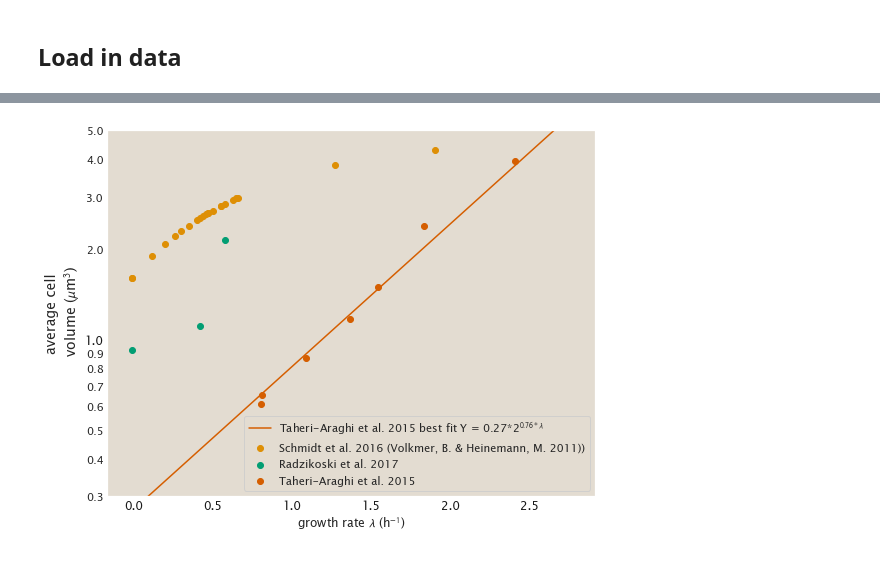
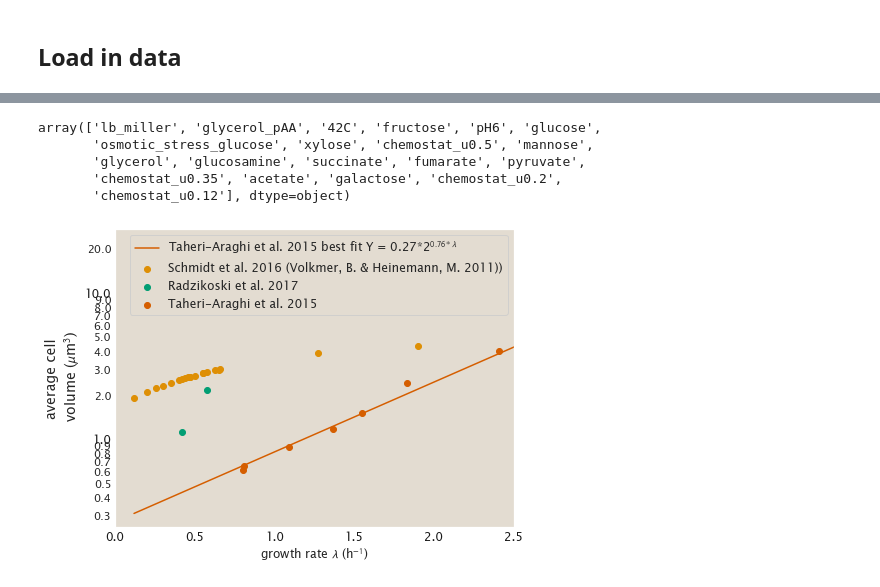
Before and after one commit to RPGroup-PBoC/growth_limits, a Jupyter notebook: code/exploratory/NB_prior_notebooks/2018_cell_volume.ipynb, the cells around one changed output, grey strips where cells are left out. Saved outputs shown, nothing was run; the diff lists cells and outputs as text; code cells hidden in the pictures.

Commit message:
write up of efforts on predicting cell mass a priori

```diff
--- a/code/exploratory/NB_prior_notebooks/2018_cell_volume.ipynb
+++ b/code/exploratory/NB_prior_notebooks/2018_cell_volume.ipynb
@@ -73,16 +75,21 @@ combined_df.head()
 # %%
-for gene,data in combined_df.groupby(['Gene', 'condition']):
-        data_list = {'Annotated functional COG class' : data['Annotated functional COG class'].values[0],
-               'Annotated functional COG group (description)' : data['Annotated functional COG group (description)'].values[0],
-                'Annotated functional COG groups (letter)' : data['Annotated functional COG groups (letter)'].values[0],
-                'Gene' : data.Gene.values[0],
-                'condition' :  data.condition.values[0],
-                'copy_number' : data.copy_number.values[0],
-                'copy_number_stdev' : data.copy_number_stdev.values[0],
-                'dataset' : data.dataset.values[0],
-                'type' : data.type.values[0],
-                    'volume_fL' : df_grow[df_grow.condition==gene[1]].volume_fL.values[0]}
-        combined_df = combined_df.append(data_list, ignore_index=True)
+# for gene,data in combined_df.groupby(['gene_name', 'condition']):
+#         data_list = {'cog_class' : data['cog_class'].values[0],
+#                'cog_category' : data['cog_category'].values[0],
+#                 'gene_name' : data.gene_name.values[0],
+#                 'condition' :  data.condition.values[0],
+#                 'tot_per_cell' : data.tot_per_cell.values[0],
+#                 'dataset' : data.dataset.values[0],
+#                     'volume_fL' : df_grow[df_grow.condition==gene[1]].volume_fL.values[0]}
+#         combined_df = combined_df.append(data_list, ignore_index=True)
+# %%
+combined_df.condition.unique()
+# %% [output]
+array(['lb_miller', 'glycerol_pAA', '42C', 'fructose', 'pH6', 'glucose',
+       'osmotic_stress_glucose', 'xylose', 'chemostat_u0.5', 'mannose',
+       'glycerol', 'glucosamine', 'succinate', 'fumarate', 'pyruvate',
+       'chemostat_u0.35', 'acetate', 'galactose', 'chemostat_u0.2',
+       'chemostat_u0.12'], dtype=object)
 # %%
 # set color for each dataset
 pal = sns.color_palette(palette='colorblind', n_colors=8)
@@ -91,17 +98,17 @@ datasets_arr = np.append(combined_df.dataset.unique(),
             ['Schmidt', 'Radzikoski', 'Taheri-Araghi'])
 color_dict = dict(zip(datasets_arr, colorlist))
 
-fig, ax = plt.subplots(1,1,figsize=(8,6))
+fig, ax = plt.subplots(1,1,figsize=(7,5))
 
 
 ###################
 # Schmidt et al. 2015
-combined_df = combined_df.sort_values('growth_rate', ascending=False)
+combined_df = combined_df.sort_values('growth_rate_hr', ascending=False)
 df_group = combined_df.groupby('condition', sort = False)
 
 for cond, data in df_group:
-
-    ax.scatter(data.growth_rate.unique()[0], data['volume_fL'].unique()[1],
+    vol = df_grow[df_grow.condition==cond].volume_fL.values[0]
+    ax.scatter(data.growth_rate_hr.unique()[0], vol,
                label ='Schmidt et al. 2016 (Volkmer, B. & Heinemann, M. 2011))',
               color = color_dict['Schmidt'])
     ax.set_ylabel('copy number of\nDNA-associated proteins', fontsize=14)
@@ -109,8 +116,8 @@ for cond, data in df_group:
 ###################
 # Radzikoski et al. 2017
 vol_new = {'fumarate':1.11, 'glucose':2.15, 'stationary_1day':0.92}
-for i, cond in enumerate(['fumarate','glucose','stationary_1day']):
-    growthrate =  combined_df[combined_df.condition==cond].growth_rate.unique()[0]
+for i, cond in enumerate(['fumarate','glucose']):
+    growthrate =  combined_df[combined_df.condition==cond].growth_rate_hr.unique()[0]
 
     ax.scatter(growthrate, vol_new[cond], color = color_dict['Radzikoski'],
                 label='Radzikoski et al. 2017' )
@@ -122,39 +129,41 @@ x_data = np.array([1.16, 1.17, 1.57, 1.97, 2.23, 2.64, 3.47])
 y_data = np.array([0.61, 0.65, 0.87, 1.17, 1.50, 2.39, 3.95])
 ax.scatter(x_data*np.log(2),y_data, label = 'Taheri-Araghi et al. 2015', color = color_dict['Taheri-Araghi'])
 
-x = np.linspace(combined_df.growth_rate.min(), 4, 100)
-y = 0.27*2**(1.10*x)
-ax.plot(x*np.log(2),y, label = 'Taheri-Araghi et al. 2015 best fit Y = 0.27*2$^{0.76*\lambda}$',
+x = np.linspace(combined_df.growth_rate_hr.min(), 4, 100)
+# y = 0.27*2**(1.10*x)
+y = 0.27 * 2**(1.1  * x / np.log(2))
+ax.plot(x,y, label = 'Taheri-Araghi et al. 2015 best fit Y = 0.27*2$^{0.76*\lambda}$',
        color = color_dict['Taheri-Araghi'])
 
 
 
 ax.get_yaxis().set_major_formatter(plt.FuncFormatter(lambda x, loc: "{:,}".format(int(x))))
 ax.set_ylabel('average cell\n volume ($\mu$m$^3$)')
 ax.set_xlabel('growth rate $\lambda$ (h$^{-1}$)')
 plt.tick_params(axis='both', which='major', labelsize=12)
 plt.grid(False)
 plt.tick_params(which='both', width=1)
 plt.tick_params(which='both', length=12, color='white')
 # plt.tick_params(axis='y', which='minor', labelsize=14)
 ax.get_yaxis().set_tick_params(which='both', direction='in')
 ax.get_xaxis().set_tick_params(which='both', direction='in')
 ax.tick_params(axis='both', colors='white', labelcolor='k')
 
 ax.set_yscale('log')
 
 # Put a legend to the right of the current axis
 lgd = ax.legend( loc='center left', bbox_to_anchor=(1, 0.5), fontsize=12, ncol=1)
 
 from matplotlib.ticker import FormatStrFormatter
 ax.yaxis.set_minor_formatter(FormatStrFormatter("%.1f"))
 ax.yaxis.set_major_formatter(FormatStrFormatter("%.1f"))
 
 handles, labels = plt.gca().get_legend_handles_labels()
 by_label = dict(zip(labels, handles))
-plt.legend(by_label.values(), by_label.keys())
+plt.legend(by_label.values(), by_label.keys(), fontsize=12)
 
-ax.set_ylim(0.3,5)
+ax.set_xlim(0,2.5)
+
 plt.tight_layout()
 # %% [output]
-[figure, old version]
+[figure, new version]
```
Also changed, not shown: parts of 14 cells of this notebook, 1 other file.
